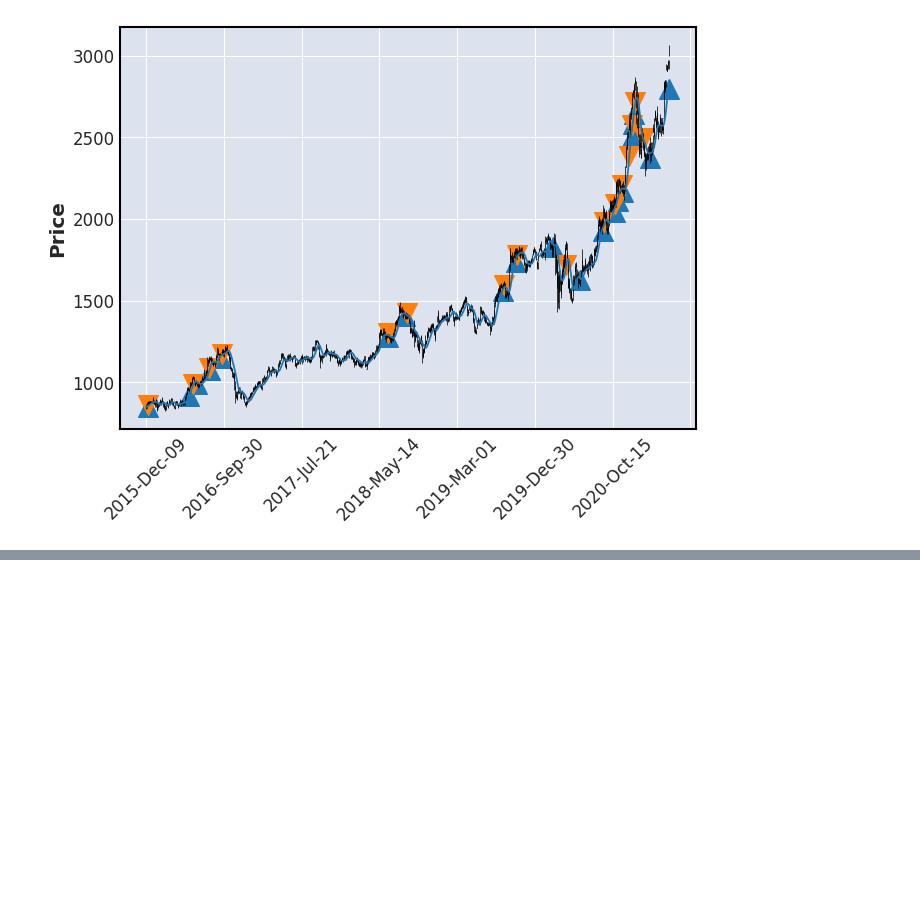
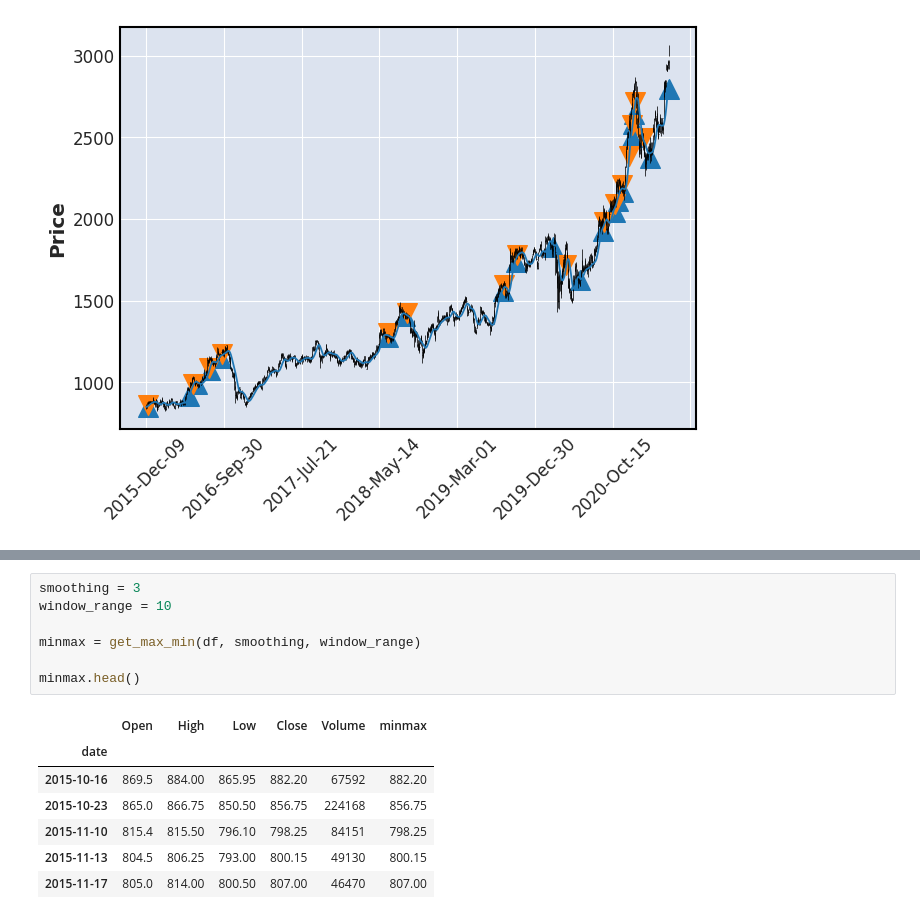
Before and after one commit to anshulthakur/experimental, a Jupyter notebook: analytics/stocks/Stocks Visualization.ipynb, the cells around one changed output, grey strips where cells are left out. Cells and saved outputs as stored; diff of their text form; blank space fills up the shorter version.

```diff
--- a/analytics/stocks/Stocks Visualization.ipynb
+++ b/analytics/stocks/Stocks Visualization.ipynb
@@ -429,0 +476,15 @@ mpf.plot(df, addplot = ap)
+# %%
+smoothing = 3
+window_range = 10
+
+minmax = get_max_min(df, smoothing, window_range)
+
+minmax.head()
+# %% [output]
+|  | Open | High | Low | Close | Volume | minmax |
+| date |  |  |  |  |  |  |
+| 2015-10-16 | 869.5 | 884.00 | 865.95 | 882.20 | 67592 | 882.20 |
+| 2015-10-23 | 865.0 | 866.75 | 850.50 | 856.75 | 224168 | 856.75 |
+| 2015-11-10 | 815.4 | 815.50 | 796.10 | 798.25 | 84151 | 798.25 |
+| 2015-11-13 | 804.5 | 806.25 | 793.00 | 800.15 | 49130 | 800.15 |
+| 2015-11-17 | 805.0 | 814.00 | 800.50 | 807.00 | 46470 | 807.00 |
```
Also changed, not shown: parts of 7 cells of this notebook, 2 other files.
